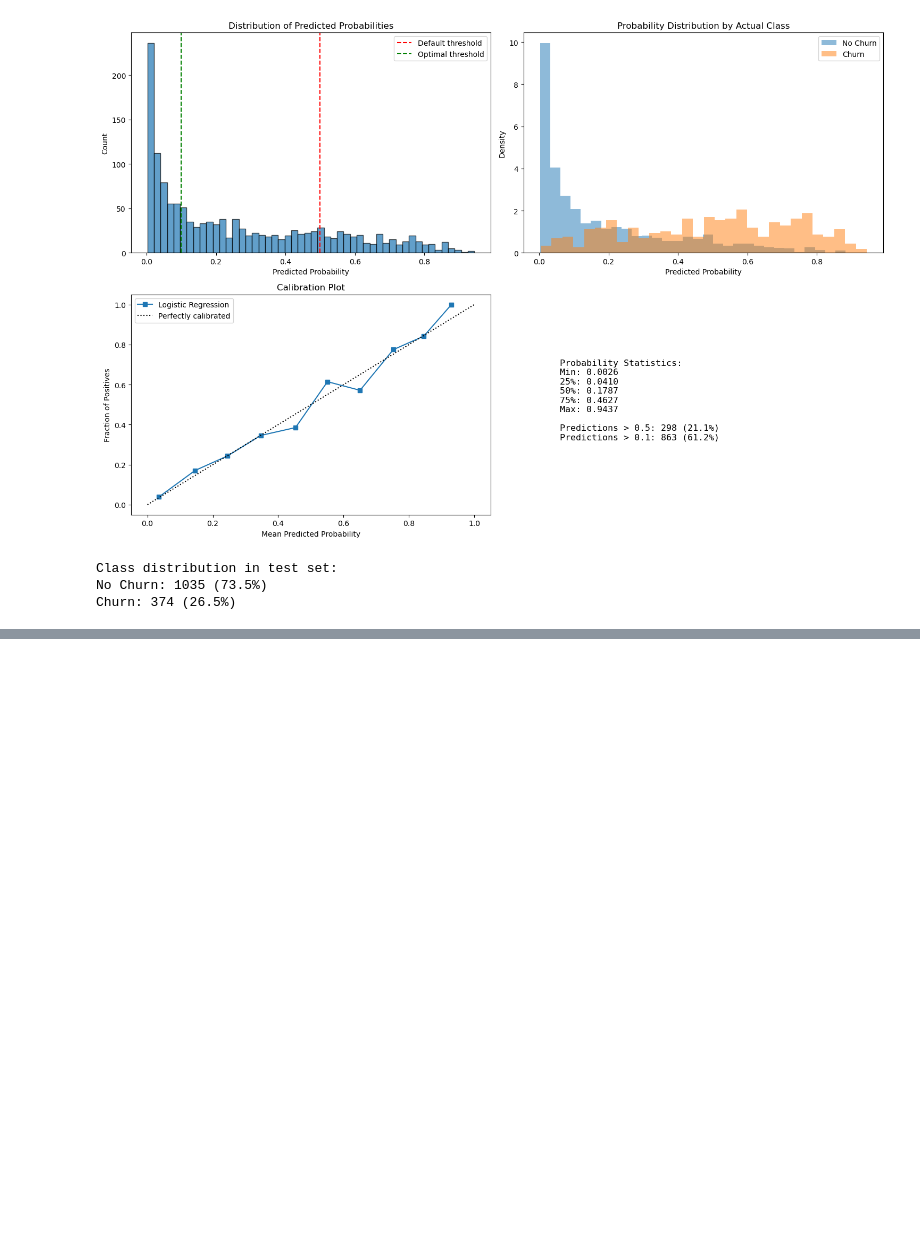
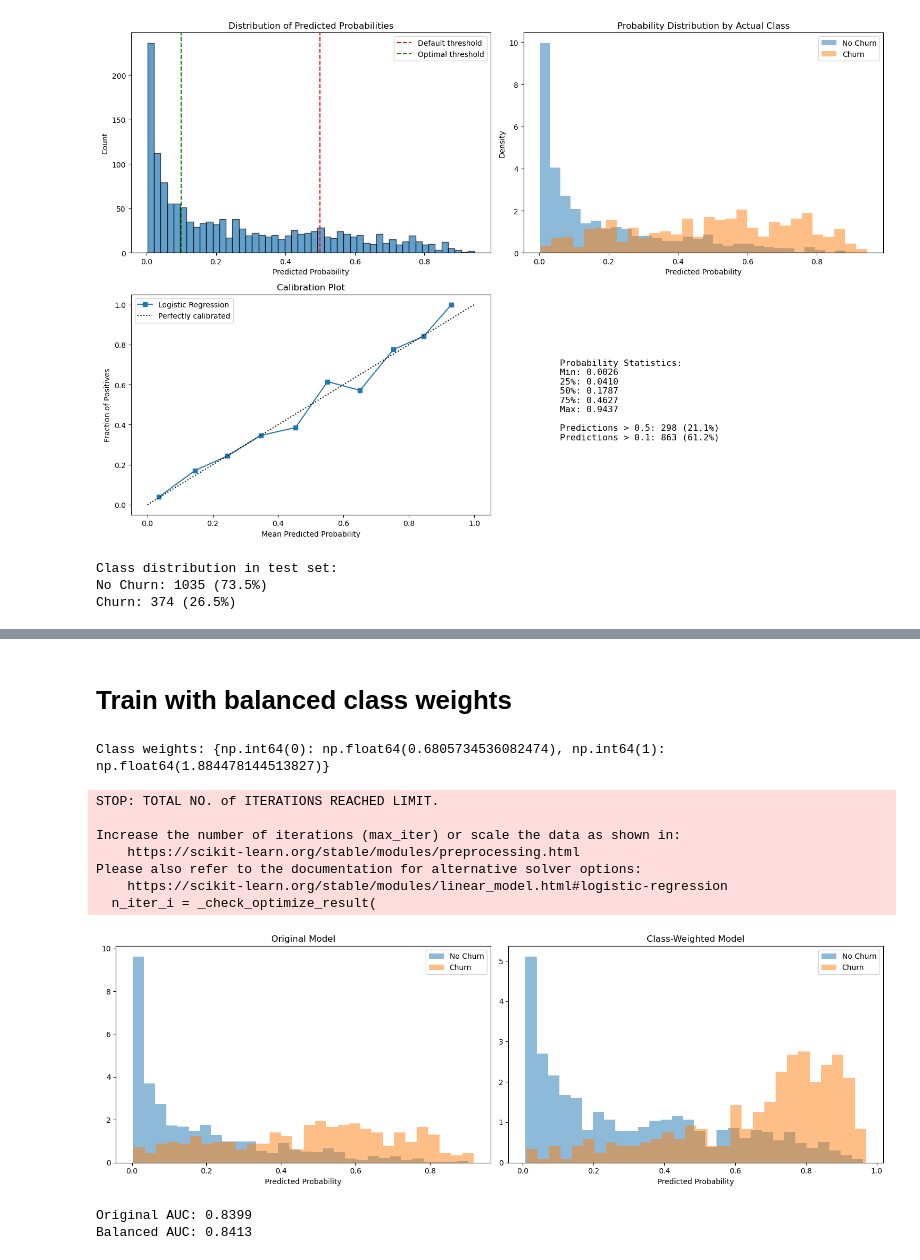
Before and after one commit to Muhammadali1029/churn-prediction-project, a Jupyter notebook: churn-prediction/notebooks/02_model_development.ipynb, the cells around one changed output, grey strips where cells are left out. Cells and saved outputs as stored; diff of their text form; code cells hidden in the pictures; blank space fills up the shorter version.

Commit message:
Balance class weights to counter imbalanced classes

```diff
--- a/churn-prediction/notebooks/02_model_development.ipynb
+++ b/churn-prediction/notebooks/02_model_development.ipynb
@@ -291,0 +373,62 @@ Churn: 374 (26.5%)
+# %% [markdown]
+# Train with balanced class weights
+# %%
+# Cell: Train with balanced class weights
+from sklearn.utils.class_weight import compute_class_weight
+from sklearn.linear_model import LogisticRegression
+
+# Compute class weights
+class_weights = compute_class_weight(
+    'balanced',
+    classes=np.unique(y_train),
+    y=y_train
+)
+class_weight_dict = dict(zip(np.unique(y_train), class_weights))
+print(f"Class weights: {class_weight_dict}")
+
+# Train new model with class weights
+balanced_model = LogisticRegression(
+    random_state=RANDOM_SEED,
+    max_iter=1000,
+    class_weight=class_weight_dict  # This will make the model pay more attention to churners
+)
+balanced_model.fit(X_train, y_train)
+
+# Compare probability distributions
+y_pred_balanced = balanced_model.predict_proba(X_val)[:, 1]
+
+fig, (ax1, ax2) = plt.subplots(1, 2, figsize=(15, 5))
+
+# Original model
+ax1.hist(y_pred_proba_val[y_val == 0], bins=30, alpha=0.5, label='No Churn', density=True)
+ax1.hist(y_pred_proba_val[y_val == 1], bins=30, alpha=0.5, label='Churn', density=True)
+ax1.set_title('Original Model')
+ax1.set_xlabel('Predicted Probability')
+ax1.legend()
+
+# Balanced model
+ax2.hist(y_pred_balanced[y_val == 0], bins=30, alpha=0.5, label='No Churn', density=True)
+ax2.hist(y_pred_balanced[y_val == 1], bins=30, alpha=0.5, label='Churn', density=True)
+ax2.set_title('Class-Weighted Model')
+ax2.set_xlabel('Predicted Probability')
+ax2.legend()
+
+plt.tight_layout()
+plt.show()
+
+# Check AUC
+from sklearn.metrics import roc_auc_score
+print(f"Original AUC: {roc_auc_score(y_val, y_pred_proba_val):.4f}")
+print(f"Balanced AUC: {roc_auc_score(y_val, y_pred_balanced):.4f}")
+# %% [output]
+Class weights: {np.int64(0): np.float64(0.6805734536082474), np.int64(1): np.float64(1.884478144513827)}
+STOP: TOTAL NO. of ITERATIONS REACHED LIMIT.
+
+Increase the number of iterations (max_iter) or scale the data as shown in:
+    https://scikit-learn.org/stable/modules/preprocessing.html
+Please also refer to the documentation for alternative solver options:
+    https://scikit-learn.org/stable/modules/linear_model.html#logistic-regression
+  n_iter_i = _check_optimize_result(
+[figure, added]
+Original AUC: 0.8399
+Balanced AUC: 0.8413
```
Also changed, not shown: parts of 7 cells of this notebook, 1 other file.
